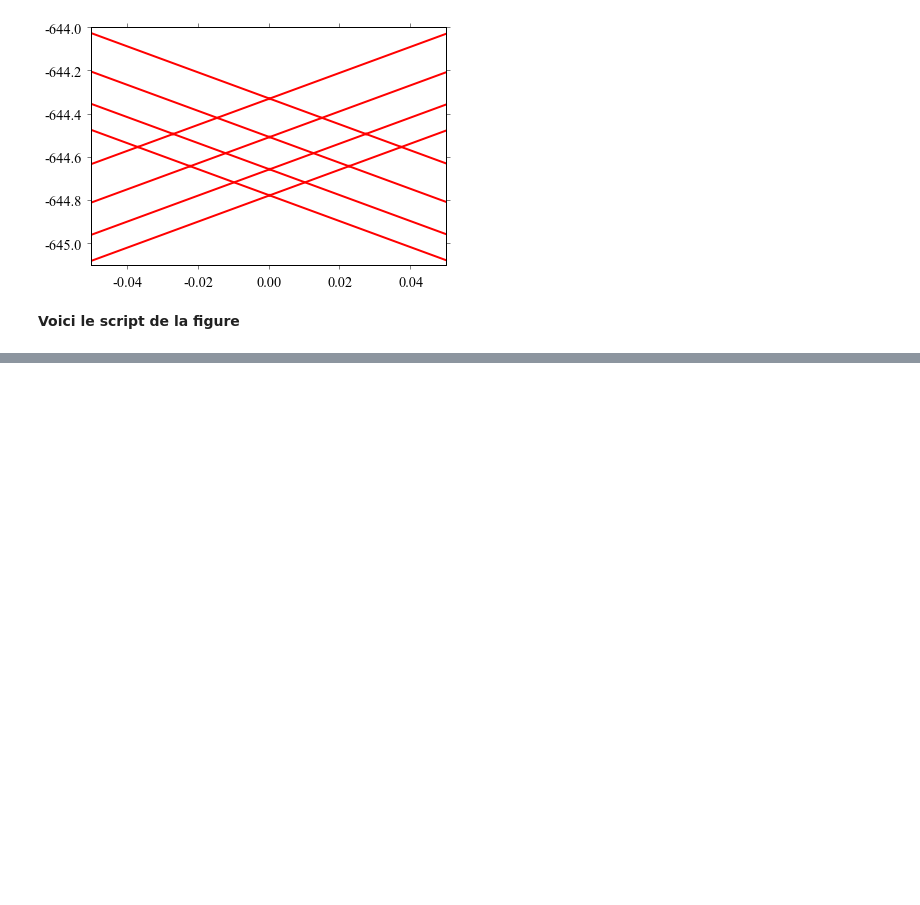
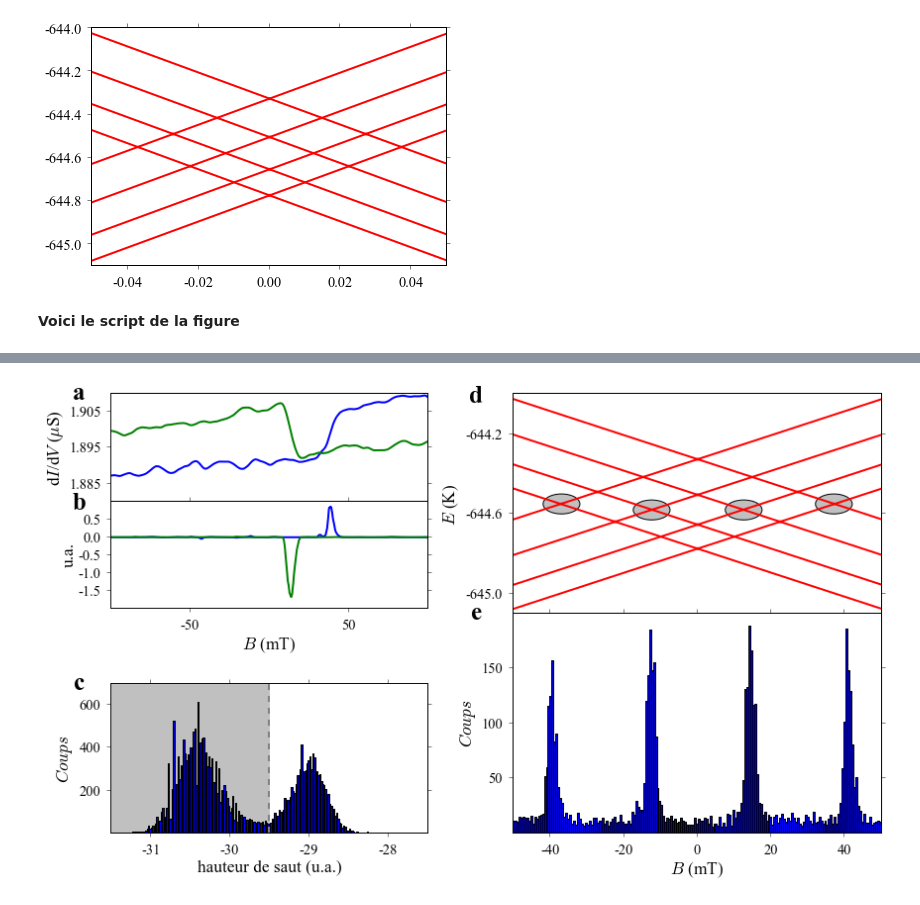
Before and after one commit to HenriqueCSJ/PhD-Thesis-Molecular-Magnetism, a Jupyter notebook: Resultats/Chap1/Figure3/Figure3.ipynb, the cells around one changed output, grey strips where cells are left out. Cells and saved outputs as stored; diff of their text form; code cells hidden in the pictures; blank space fills up the shorter version.

```diff
--- a/Resultats/Chap1/Figure3/Figure3.ipynb
+++ b/Resultats/Chap1/Figure3/Figure3.ipynb
@@ -54,0 +259,9 @@ R = Tb_Pc2_ZeemanNuclear(-0.1,0.1,250,0,0)B = linspace(-0.1,0.1,250)plot(B,R,col
+# %%
+ax1.text(-0.1, 1.0,'a',fontsize = 25, fontweight='bold', horizontalalignment='center', verticalalignment='center', transform = ax1.transAxes)
+ax2.text(-0.1, 1.0,'b',fontsize = 25, fontweight='bold', horizontalalignment='center', verticalalignment='center', transform = ax2.transAxes)
+ax3.text(-0.1, 1.0,'c',fontsize = 25, fontweight='bold', horizontalalignment='center', verticalalignment='center', transform = ax3.transAxes)
+ax4.text(-0.1, 1.0,'d',fontsize = 25, fontweight='bold', horizontalalignment='center', verticalalignment='center', transform = ax4.transAxes)
+ax5.text(-0.1, 1.0,'e',fontsize = 25, fontweight='bold', horizontalalignment='center', verticalalignment='center', transform = ax5.transAxes)
+display(fig)
+# %% [output]
+[figure, added]
```
Also changed, not shown: parts of 10 cells of this notebook, 9 other files.
